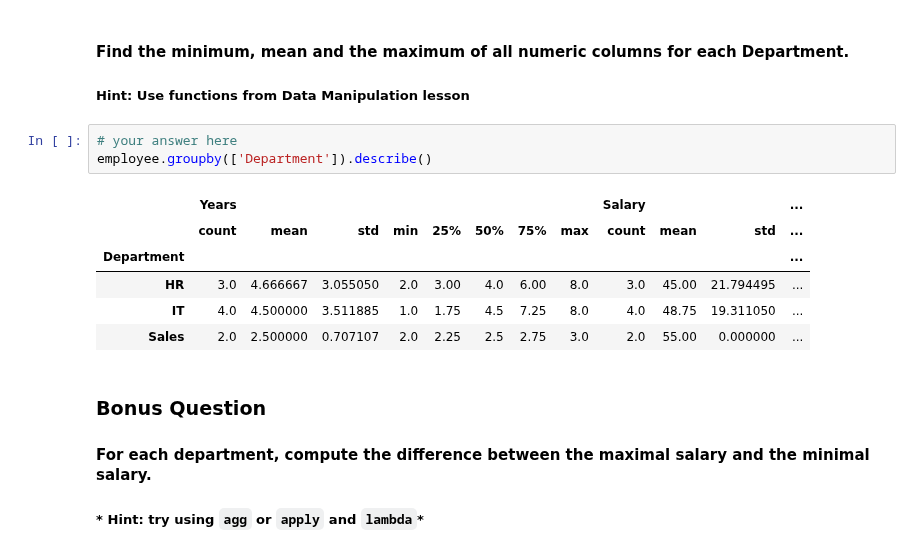
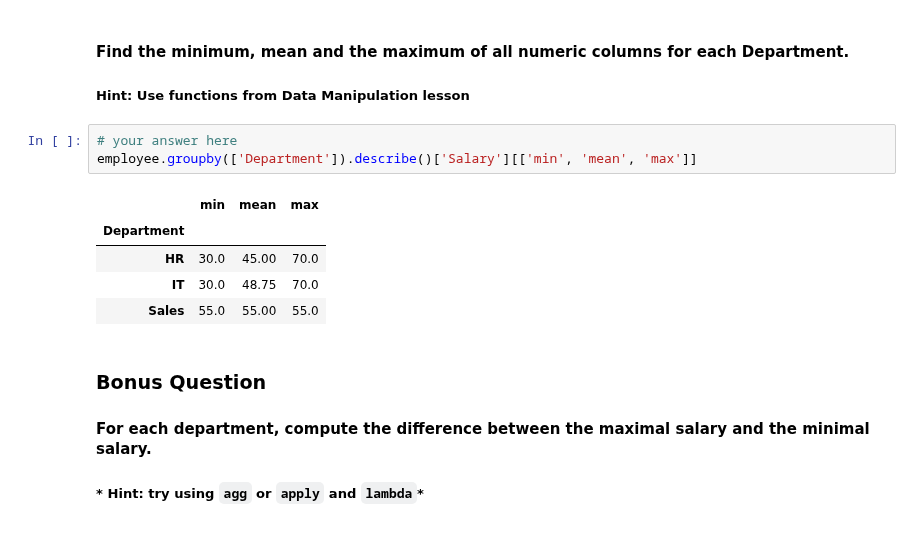
Before and after one commit to ironhack-datalabs/datamad1020, a Jupyter notebook: module-2/lab-subsetting-and-descriptive-stats/your-code/main.ipynb, the cells around one changed output. Cells and saved outputs as stored; diff of their text form.

```diff
--- a/module-2/lab-subsetting-and-descriptive-stats/your-code/main.ipynb
+++ b/module-2/lab-subsetting-and-descriptive-stats/your-code/main.ipynb
@@ -314,14 +314,13 @@ Yes, male employees earn 2.5 more by mean than female employees
 ##### Hint: Use functions from Data Manipulation lesson
 # %%
 # your answer here
-employee.groupby(['Department']).describe()
+employee.groupby(['Department']).describe()['Salary'][['min', 'mean', 'max']]
 # %% [output]
-|  | Years |  |  |  |  |  |  |  | Salary |  |  | ... |
-|  | count | mean | std | min | 25% | 50% | 75% | max | count | mean | std | ... |
-| Department |  |  |  |  |  |  |  |  |  |  |  | ... |
-| HR | 3.0 | 4.666667 | 3.055050 | 2.0 | 3.00 | 4.0 | 6.00 | 8.0 | 3.0 | 45.00 | 21.794495 | ... |
-| IT | 4.0 | 4.500000 | 3.511885 | 1.0 | 1.75 | 4.5 | 7.25 | 8.0 | 4.0 | 48.75 | 19.311050 | ... |
-| Sales | 2.0 | 2.500000 | 0.707107 | 2.0 | 2.25 | 2.5 | 2.75 | 3.0 | 2.0 | 55.00 | 0.000000 | ... |
+|  | min | mean | max |
+| Department |  |  |  |
+| HR | 30.0 | 45.00 | 70.0 |
+| IT | 30.0 | 48.75 | 70.0 |
+| Sales | 55.0 | 55.00 | 55.0 |
 # %% [markdown]
 ### Bonus Question
 
```
Also changed, not shown: parts of 21 cells of this notebook.
